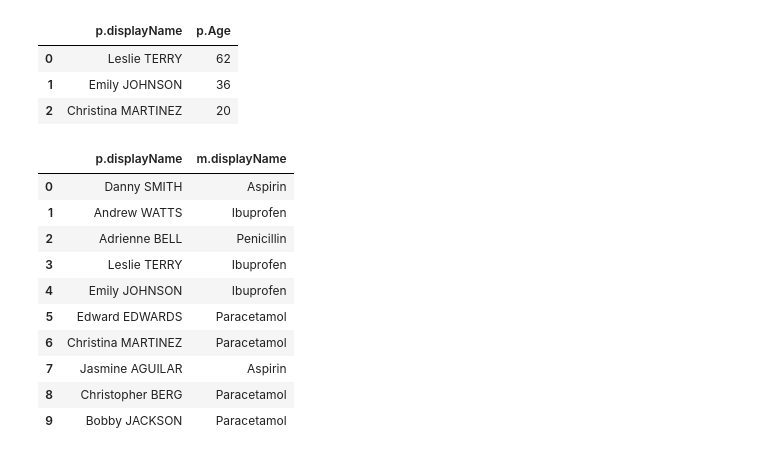
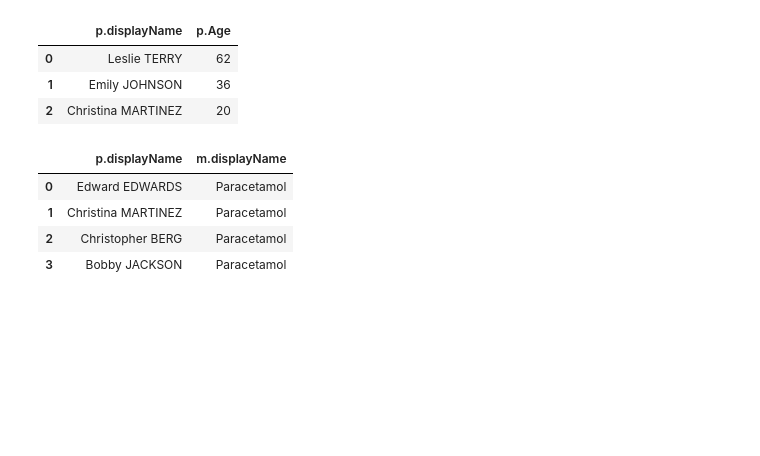
Before and after one commit to turing-db/turingdb-examples, a Jupyter notebook: examples/notebooks/public_version/healthcare_dataset.ipynb, the cells around one changed output. Cells and saved outputs as stored; diff of their text form; code cells hidden in the pictures; blank space fills up the shorter version.

```diff
--- a/examples/notebooks/public_version/healthcare_dataset.ipynb
+++ b/examples/notebooks/public_version/healthcare_dataset.ipynb
@@ -921,20 +965,15 @@ client.query(command)
 | 1 | Emily JOHNSON | 36 |
 | 2 | Christina MARTINEZ | 20 |
 # %%
+# Find all patients who took Paracetamol
 command = """
-MATCH (p:Patient)-[:CONNECTED]-(m:Medication)
+MATCH (p:Patient)-[:TOOK_MEDICATION]-(m:Medication {"displayName": "Paracetamol"})
 RETURN p.displayName, m.displayName
 """
 client.query(command)
 # %% [output]
 |  | p.displayName | m.displayName |
-| 0 | Danny SMITH | Aspirin |
-| 1 | Andrew WATTS | Ibuprofen |
-| 2 | Adrienne BELL | Penicillin |
-| 3 | Leslie TERRY | Ibuprofen |
-| 4 | Emily JOHNSON | Ibuprofen |
-| 5 | Edward EDWARDS | Paracetamol |
-| 6 | Christina MARTINEZ | Paracetamol |
-| 7 | Jasmine AGUILAR | Aspirin |
-| 8 | Christopher BERG | Paracetamol |
-| 9 | Bobby JACKSON | Paracetamol |
+| 0 | Edward EDWARDS | Paracetamol |
+| 1 | Christina MARTINEZ | Paracetamol |
+| 2 | Christopher BERG | Paracetamol |
+| 3 | Bobby JACKSON | Paracetamol |
```
Also changed, not shown: parts of 25 cells of this notebook.
